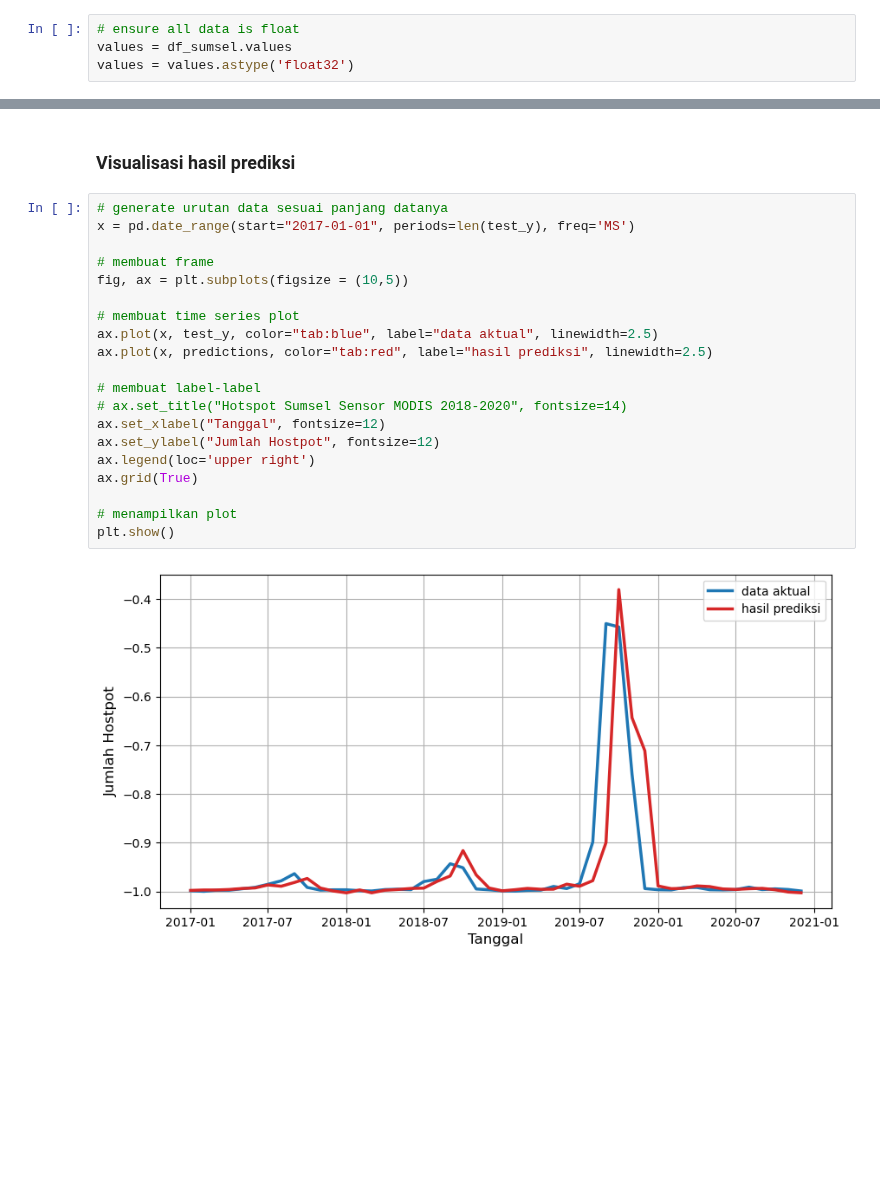
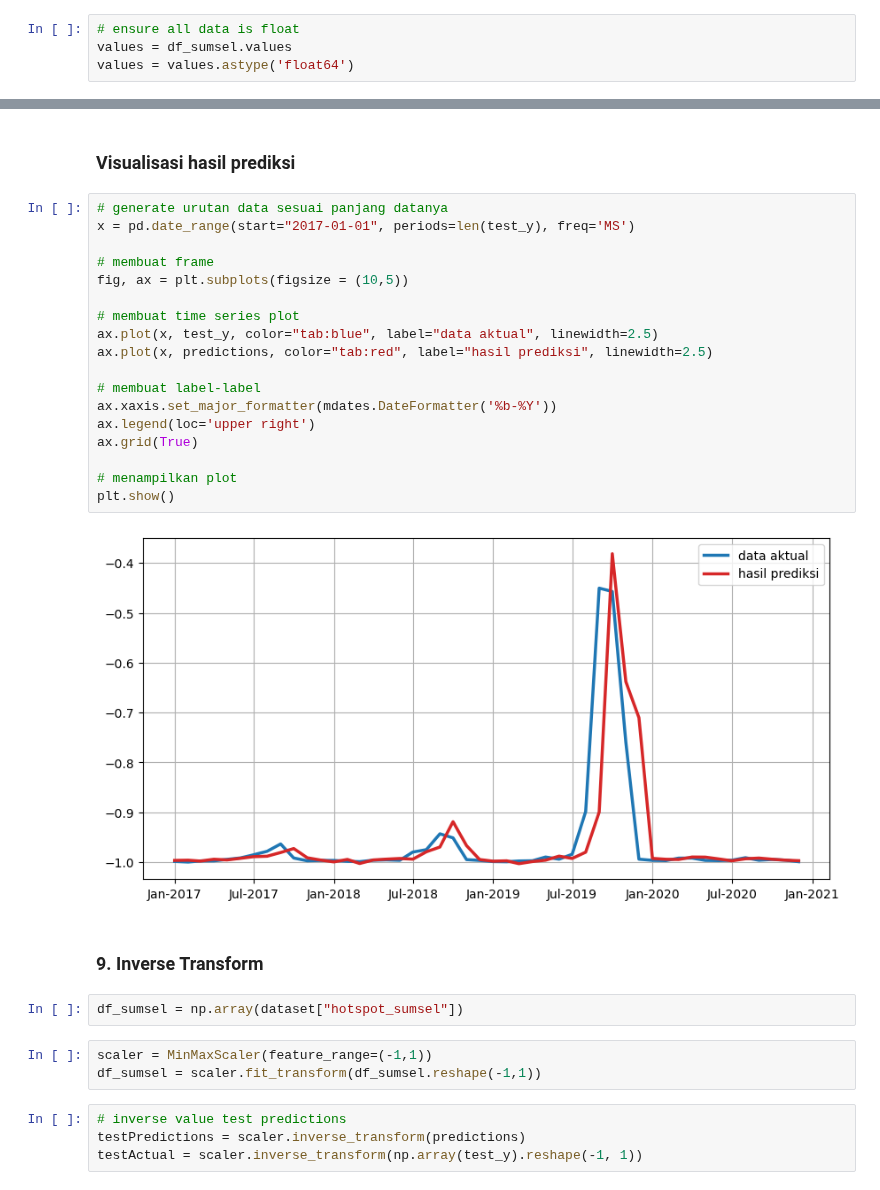
Before and after one commit to kusin/tensorflow-hotspot-v1, a Jupyter notebook: lstm-rnn-percobaan3.ipynb, the cells around one changed output, grey strips where cells are left out. Drawn from its saved outputs; the diff is of its cells as text; blank space fills up the shorter version.

```diff
--- a/lstm-rnn-percobaan3.ipynb
+++ b/lstm-rnn-percobaan3.ipynb
@@ -123,7 +124,7 @@ tanggal
 # %%
 # ensure all data is float
 values = df_sumsel.values
-values = values.astype('float32')
+values = values.astype('float64')
 # %% [markdown]
 ### Normalisasi Data
 # %%
@@ -413,22 +414,31 @@ print("{:0>2}:{:0>2}:{:05.2f}".format(int(hours),int(minutes),seconds))
 # %%
 # generate urutan data sesuai panjang datanya
 x = pd.date_range(start="2017-01-01", periods=len(test_y), freq='MS')
 
 # membuat frame
 fig, ax = plt.subplots(figsize = (10,5))
 
 # membuat time series plot
 ax.plot(x, test_y, color="tab:blue", label="data aktual", linewidth=2.5)
 ax.plot(x, predictions, color="tab:red", label="hasil prediksi", linewidth=2.5)
 
 # membuat label-label
-# ax.set_title("Hotspot Sumsel Sensor MODIS 2018-2020", fontsize=14)
-ax.set_xlabel("Tanggal", fontsize=12)
-ax.set_ylabel("Jumlah Hostpot", fontsize=12)
+ax.xaxis.set_major_formatter(mdates.DateFormatter('%b-%Y'))
 ax.legend(loc='upper right')
 ax.grid(True)
 
 # menampilkan plot
 plt.show()
 # %% [output]
-[figure, old version]
+[figure, new version]
+# %% [markdown]
+### 9. Inverse Transform
+# %%
+df_sumsel = np.array(dataset["hotspot_sumsel"])
+# %%
+scaler = MinMaxScaler(feature_range=(-1,1))
+df_sumsel = scaler.fit_transform(df_sumsel.reshape(-1,1))
+# %%
+# inverse value test predictions
+testPredictions = scaler.inverse_transform(predictions)
+testActual = scaler.inverse_transform(np.array(test_y).reshape(-1, 1))
```
Also changed, not shown: parts of 14 cells of this notebook, 10 other files.
